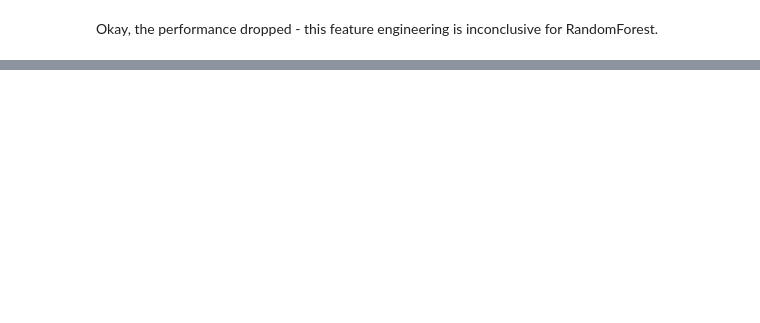
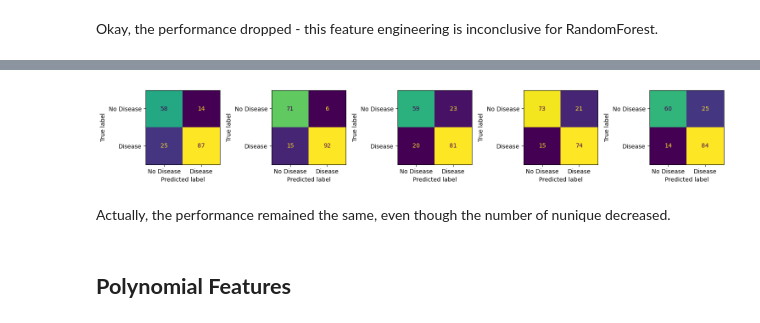
Before and after one commit to Alisizationed/sigmoid_homeworks, a Jupyter notebook: hw_15_feature_engineering/Sigmoid_HW_15.ipynb, the cells around one changed output, grey strips where cells are left out. Saved outputs shown, nothing was run; the diff lists cells and outputs as text; code cells hidden in the pictures; blank space fills up the shorter version.

```diff
--- a/hw_15_feature_engineering/Sigmoid_HW_15.ipynb
+++ b/hw_15_feature_engineering/Sigmoid_HW_15.ipynb
@@ -1655,0 +1699,31 @@ Okay, the performance dropped - this feature engineering is inconclusive for Ran
+# %%
+fig, axs = plt.subplots(ncols=5, figsize=(15, 15))
+
+for i, (X_train, X_test, y_train, y_test) in enumerate(zip(X_trains4, X_tests4, y_trains4, y_tests4)):
+  bin_disc = KBinsDiscretizer(n_bins=20, encode='ordinal', strategy='quantile')
+  X_train_scaled = X_train.copy()
+  X_test_scaled = X_test.copy()
+
+  X_train_scaled['Age'] = bin_disc.fit_transform(X_train[['Age']])
+  X_test_scaled['Age'] = bin_disc.transform(X_test[['Age']])
+
+  lr = LogisticRegression(random_state=42)
+  lr.fit(X_train_scaled, y_train)
+  y_pred = lr.predict(X_test_scaled)
+
+  cm = confusion_matrix(y_test, y_pred)
+  disp = ConfusionMatrixDisplay(
+      confusion_matrix=cm,
+      display_labels=['No Disease', 'Disease']
+  )
+
+  disp.plot(ax=axs[i], colorbar=False)
+
+plt.tight_layout()
+plt.show()
+# %% [output]
+[figure, added]
+# %% [markdown]
+Actually, the performance remained the same, even though the number of nunique decreased.
+# %% [markdown]
+## **Polynomial Features**
```
Also changed, not shown: parts of 27 cells of this notebook.
